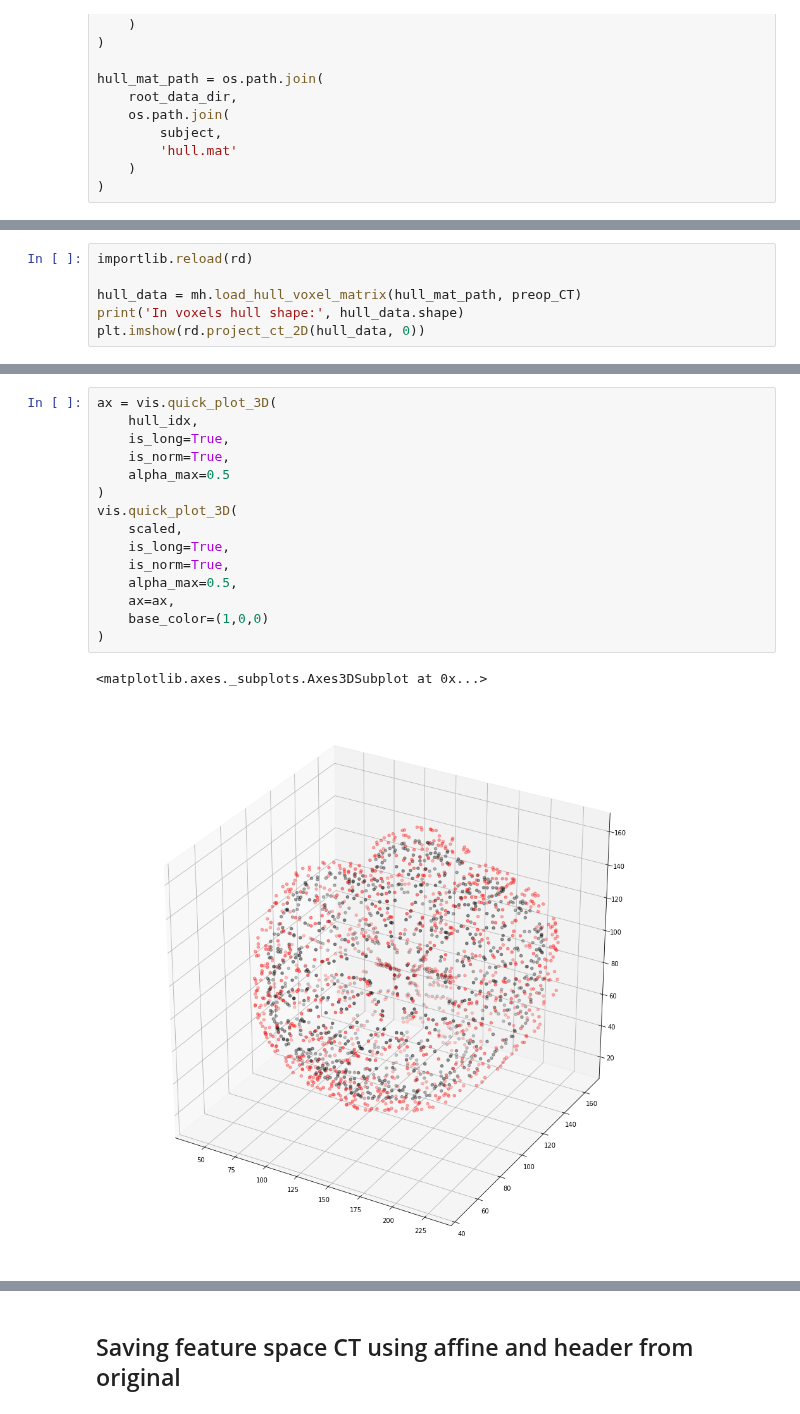
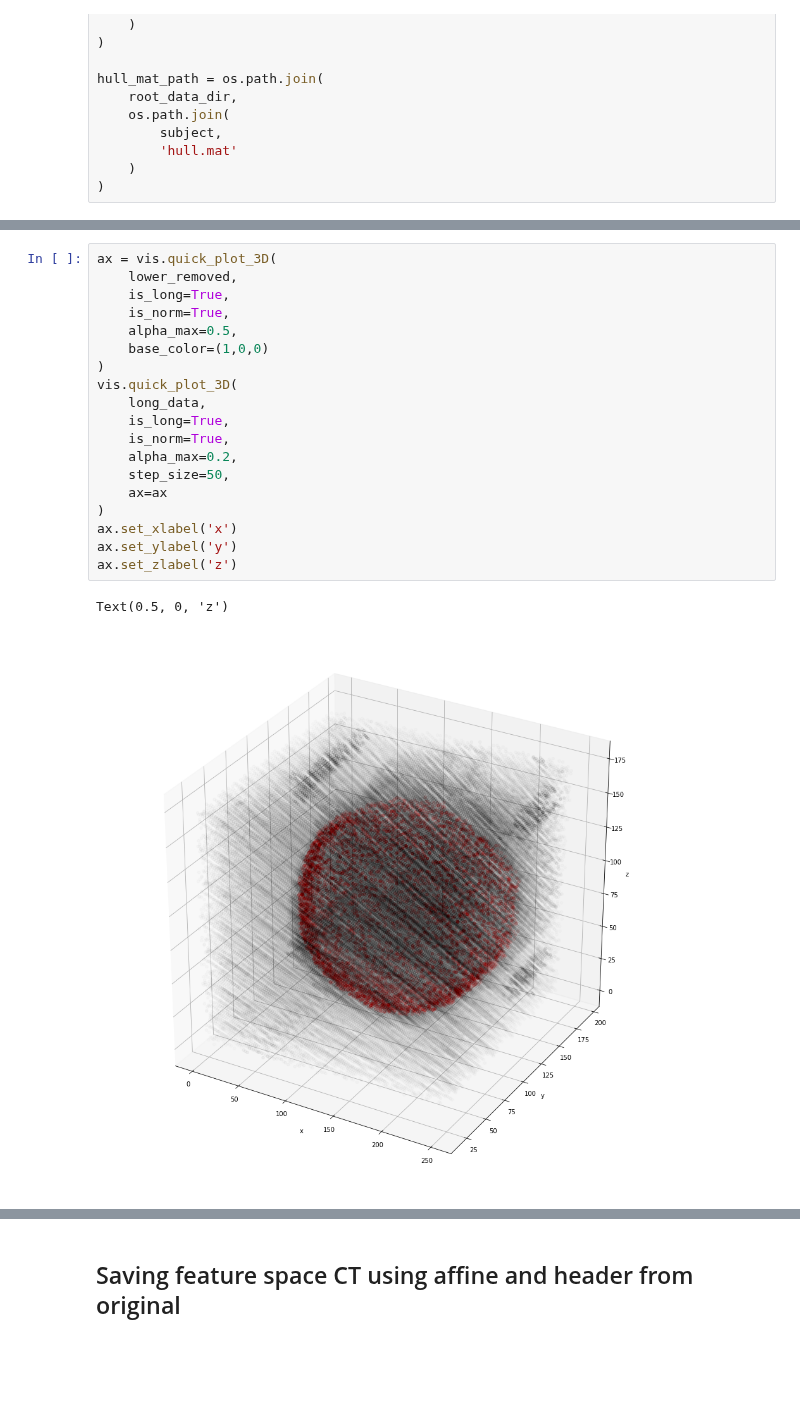
Before and after one commit to wspeier1/BE223A_2019, a Jupyter notebook: CT_Segmentation/Segment_CT-SA.ipynb, the cells around one changed output, grey strips where cells are left out. Drawn from its saved outputs; the diff is of its cells as text; blank space fills up the shorter version.

```diff
--- a/CT_Segmentation/Segment_CT-SA.ipynb
+++ b/CT_Segmentation/Segment_CT-SA.ipynb
@@ -68,6 +46,0 @@ Long form hull shape: (53814, 4)
-# %%
-importlib.reload(rd)
-
-hull_data = mh.load_hull_voxel_matrix(hull_mat_path, preop_CT)
-print('In voxels hull shape:', hull_data.shape)
-plt.imshow(rd.project_ct_2D(hull_data, 0))
@@ -144,18 +105,22 @@ scaled = mh.scale_hull(hull_idx, 1.1)
 # %%
 ax = vis.quick_plot_3D(
-    hull_idx,
-    is_long=True,
-    is_norm=True,
-    alpha_max=0.5
-)
-vis.quick_plot_3D(
-    scaled,
+    lower_removed,
     is_long=True,
     is_norm=True,
     alpha_max=0.5,
-    ax=ax,
     base_color=(1,0,0)
 )
+vis.quick_plot_3D(
+    long_data,
+    is_long=True,
+    is_norm=True,
+    alpha_max=0.2,
+    step_size=50,
+    ax=ax
+)
+ax.set_xlabel('x')
+ax.set_ylabel('y')
+ax.set_zlabel('z')
 # %% [output]
-<matplotlib.axes._subplots.Axes3DSubplot at 0x...>
+Text(0.5, 0, 'z')
-[figure, old version]
+[figure, new version]
```
Also changed, not shown: parts of 21 cells of this notebook, 1 other file.
